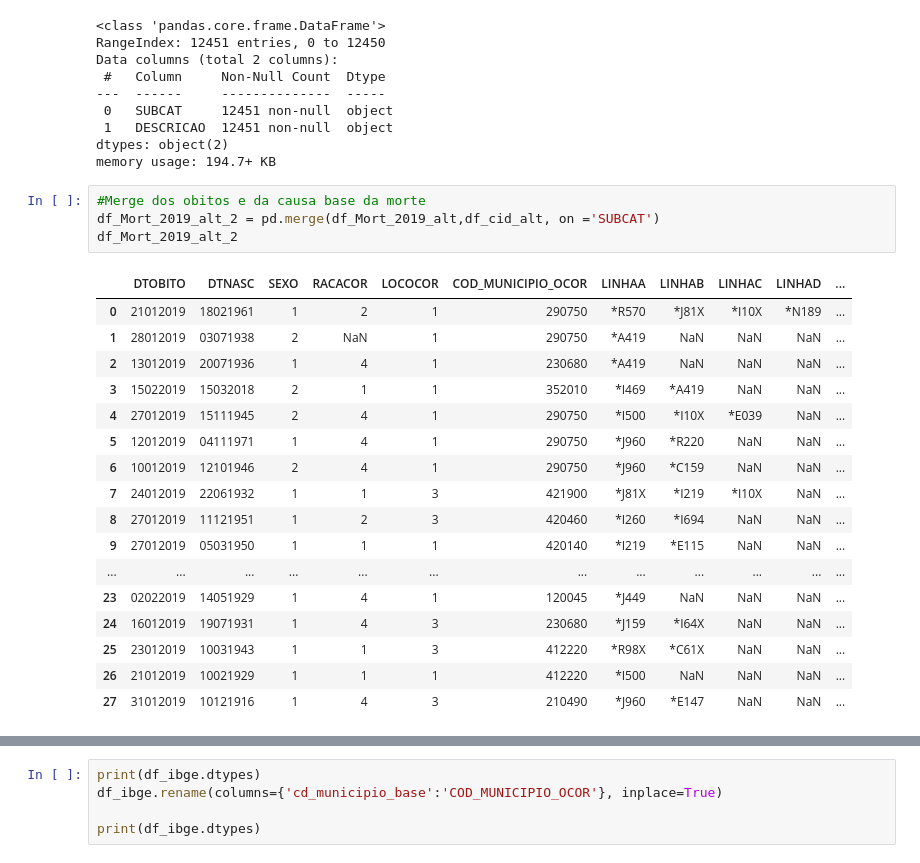
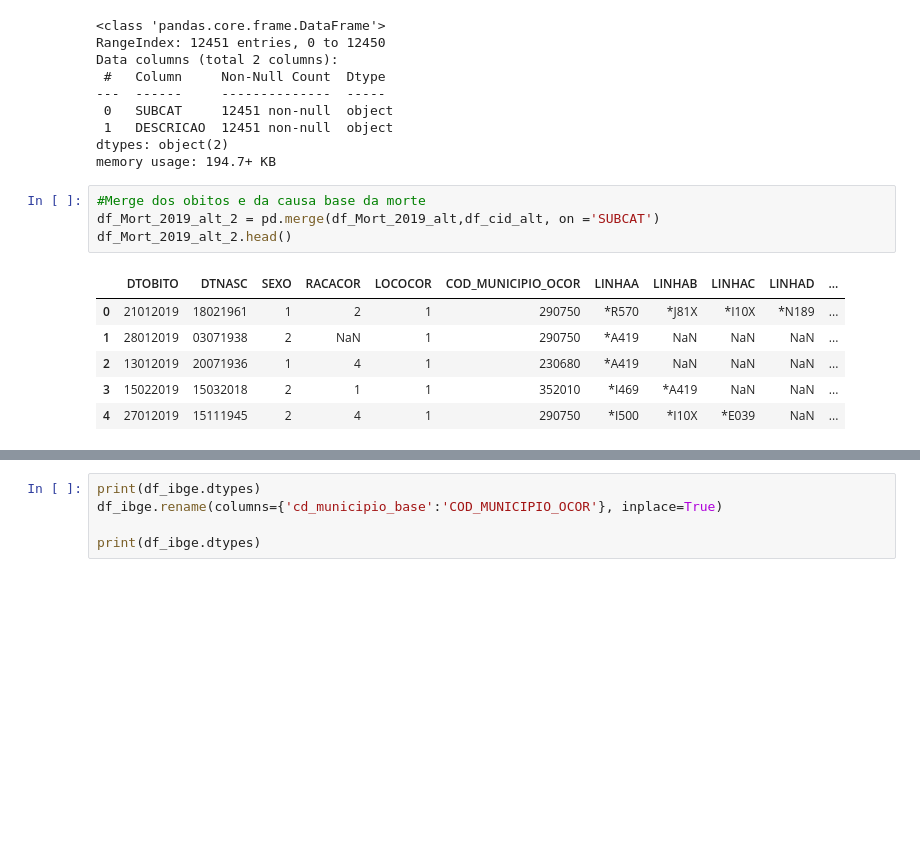
Before and after one commit to drianc/TCC-PUC-MINAS, a Jupyter notebook: TCC_Ciencia_Dados_PUC_Minas.ipynb, the cells around one changed output, grey strips where cells are left out. Cells and saved outputs as stored; diff of their text form; blank space fills up the shorter version.

```diff
--- a/TCC_Ciencia_Dados_PUC_Minas.ipynb
+++ b/TCC_Ciencia_Dados_PUC_Minas.ipynb
@@ -259,25 +248,14 @@ memory usage: 194.7+ KB
 # %%
 #Merge dos obitos e da causa base da morte
 df_Mort_2019_alt_2 = pd.merge(df_Mort_2019_alt,df_cid_alt, on ='SUBCAT')
-df_Mort_2019_alt_2
+df_Mort_2019_alt_2.head()
 # %% [output]
 |  | DTOBITO | DTNASC | SEXO | RACACOR | LOCOCOR | COD_MUNICIPIO_OCOR | LINHAA | LINHAB | LINHAC | LINHAD | ... |
 | 0 | 21012019 | 18021961 | 1 | 2 | 1 | 290750 | *R570 | *J81X | *I10X | *N189 | ... |
 | 1 | 28012019 | 03071938 | 2 | NaN | 1 | 290750 | *A419 | NaN | NaN | NaN | ... |
 | 2 | 13012019 | 20071936 | 1 | 4 | 1 | 230680 | *A419 | NaN | NaN | NaN | ... |
 | 3 | 15022019 | 15032018 | 2 | 1 | 1 | 352010 | *I469 | *A419 | NaN | NaN | ... |
 | 4 | 27012019 | 15111945 | 2 | 4 | 1 | 290750 | *I500 | *I10X | *E039 | NaN | ... |
-| 5 | 12012019 | 04111971 | 1 | 4 | 1 | 290750 | *J960 | *R220 | NaN | NaN | ... |
-| 6 | 10012019 | 12101946 | 2 | 4 | 1 | 290750 | *J960 | *C159 | NaN | NaN | ... |
-| 7 | 24012019 | 22061932 | 1 | 1 | 3 | 421900 | *J81X | *I219 | *I10X | NaN | ... |
-| 8 | 27012019 | 11121951 | 1 | 2 | 3 | 420460 | *I260 | *I694 | NaN | NaN | ... |
-| 9 | 27012019 | 05031950 | 1 | 1 | 1 | 420140 | *I219 | *E115 | NaN | NaN | ... |
-| ... | ... | ... | ... | ... | ... | ... | ... | ... | ... | ... | ... |
-| 23 | 02022019 | 14051929 | 1 | 4 | 1 | 120045 | *J449 | NaN | NaN | NaN | ... |
-| 24 | 16012019 | 19071931 | 1 | 4 | 3 | 230680 | *J159 | *I64X | NaN | NaN | ... |
-| 25 | 23012019 | 10031943 | 1 | 1 | 3 | 412220 | *R98X | *C61X | NaN | NaN | ... |
-| 26 | 21012019 | 10021929 | 1 | 1 | 1 | 412220 | *I500 | NaN | NaN | NaN | ... |
-| 27 | 31012019 | 10121916 | 1 | 4 | 3 | 210490 | *J960 | *E147 | NaN | NaN | ... |
 # %%
 #busca a tabelas tabelas do ibge
 #df_ibge = pd.read_html('https://www.ibge.gov.br/explica/codigos-dos-municipios.php#MG')
```
Also changed, not shown: parts of 15 cells of this notebook.
